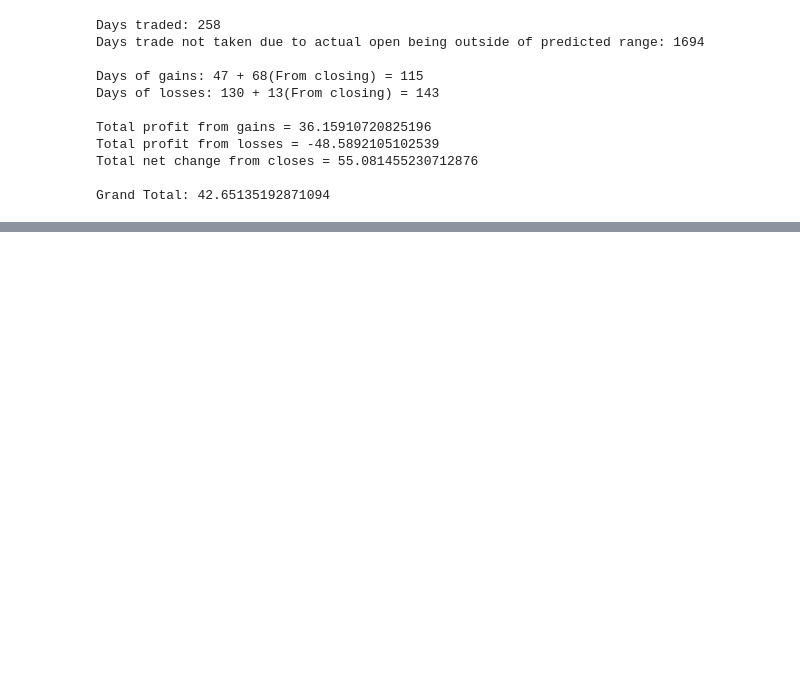
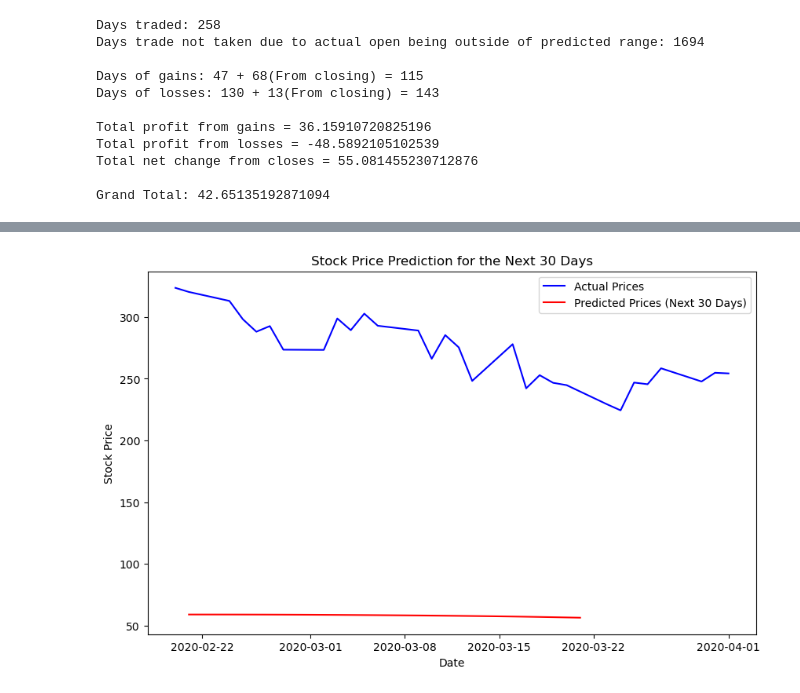
Before and after one commit to jdengoh/Deeplearning-Finance, a Jupyter notebook: LSTM model yankai.ipynb, the cells around one changed output, grey strips where cells are left out. Drawn from its saved outputs; the diff is of its cells as text; code cells hidden in the pictures; blank space fills up the shorter version.

```diff
--- a/LSTM model yankai.ipynb
+++ b/LSTM model yankai.ipynb
@@ -453,0 +966,18 @@ Grand Total: 42.65135192871094
+# %%
+# Visualize the predicted prices
+plt.figure(figsize=(10, 6))
+
+# Plot the actual prices from the test set (optional)
+plt.plot(data.index[-30:], y_test[-30:], color='blue', label='Actual Prices')
+
+# Plot the predicted prices for the next 30 days
+forecast_dates = pd.date_range(data.index[-30] + pd.Timedelta(days=1), periods=30, freq='D')
+plt.plot(forecast_dates, predicted_prices_30_days, color='red', label='Predicted Prices (Next 30 Days)')
+
+plt.title('Stock Price Prediction for the Next 30 Days')
+plt.xlabel('Date')
+plt.ylabel('Stock Price')
+plt.legend()
+plt.show()
+# %% [output]
+[figure, added]
```
Also changed, not shown: parts of 17 cells of this notebook, 2 other files.
